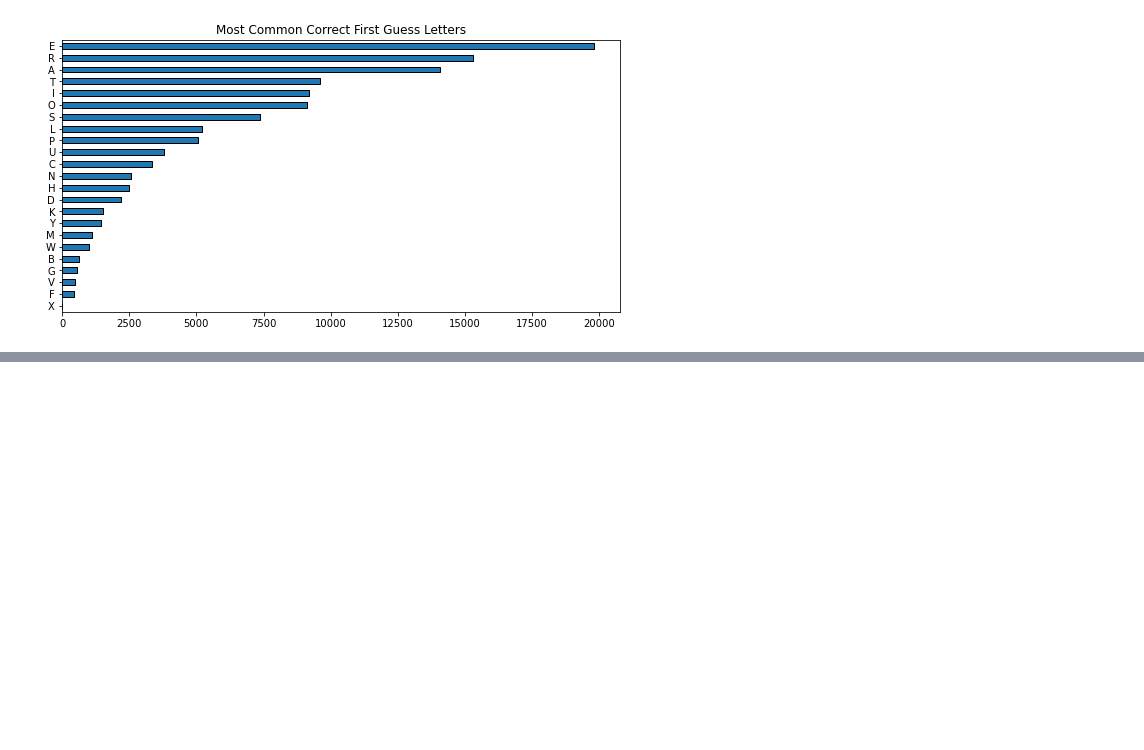
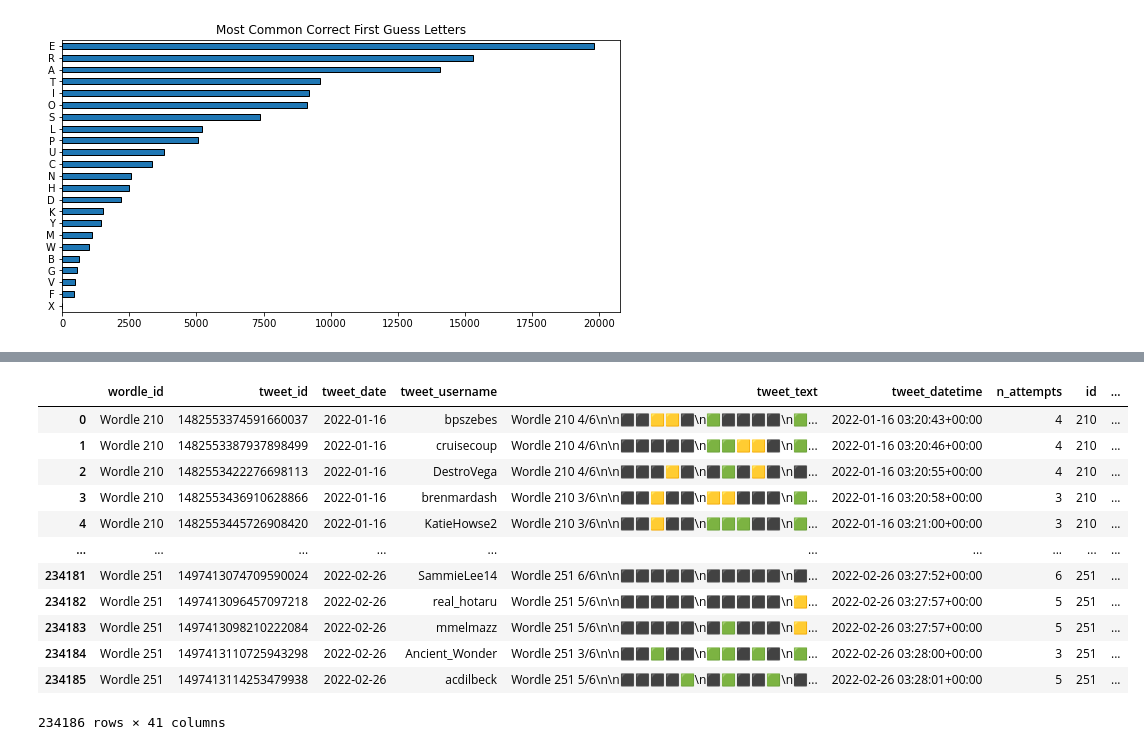
Before and after one commit to AmosRM/streamlitapp, a Jupyter notebook: WordleTweet/WordleTweetsEDA.ipynb, the cells around one changed output, grey strips where cells are left out. Cells and saved outputs as stored; diff of their text form; code cells hidden in the pictures; blank space fills up the shorter version.

```diff
--- a/WordleTweet/WordleTweetsEDA.ipynb
+++ b/WordleTweet/WordleTweetsEDA.ipynb
@@ -150,0 +171,16 @@ answer
+# %%
+tweets1
+# %% [output]
+|  | wordle_id | tweet_id | tweet_date | tweet_username | tweet_text | tweet_datetime | n_attempts | id | ... |
+| 0 | Wordle 210 | 1482553374591660037 | 2022-01-16 | bpszebes | Wordle 210 4/6\n\n⬛⬛🟨🟨⬛\n🟩⬛⬛⬛⬛\n🟩... | 2022-01-16 03:20:43+00:00 | 4 | 210 | ... |
+| 1 | Wordle 210 | 1482553387937898499 | 2022-01-16 | cruisecoup | Wordle 210 4/6\n\n⬛⬛⬛⬛⬛\n🟩🟩🟨🟨⬛\n🟩... | 2022-01-16 03:20:46+00:00 | 4 | 210 | ... |
+| 2 | Wordle 210 | 1482553422276698113 | 2022-01-16 | DestroVega | Wordle 210 4/6\n\n⬛⬛⬛🟨⬛\n⬛🟩⬛🟨⬛\n⬛... | 2022-01-16 03:20:55+00:00 | 4 | 210 | ... |
+| 3 | Wordle 210 | 1482553436910628866 | 2022-01-16 | brenmardash | Wordle 210 3/6\n\n⬛⬛🟨⬛⬛\n🟨🟨⬛⬛⬛\n🟩... | 2022-01-16 03:20:58+00:00 | 3 | 210 | ... |
+| 4 | Wordle 210 | 1482553445726908420 | 2022-01-16 | KatieHowse2 | Wordle 210 3/6\n\n⬛⬛🟨⬛⬛\n🟩🟩🟩⬛⬛\n🟩... | 2022-01-16 03:21:00+00:00 | 3 | 210 | ... |
+| ... | ... | ... | ... | ... | ... | ... | ... | ... | ... |
+| 234181 | Wordle 251 | 1497413074709590024 | 2022-02-26 | SammieLee14 | Wordle 251 6/6\n\n⬛⬛⬛⬛⬛\n⬛⬛⬛⬛⬛\n⬛... | 2022-02-26 03:27:52+00:00 | 6 | 251 | ... |
+| 234182 | Wordle 251 | 1497413096457097218 | 2022-02-26 | real_hotaru | Wordle 251 5/6\n\n⬛⬛⬛⬛⬛\n⬛⬛⬛⬛⬛\n🟨... | 2022-02-26 03:27:57+00:00 | 5 | 251 | ... |
+| 234183 | Wordle 251 | 1497413098210222084 | 2022-02-26 | mmelmazz | Wordle 251 5/6\n\n⬛⬛⬛⬛⬛\n⬛🟩⬛⬛⬛\n🟨... | 2022-02-26 03:27:57+00:00 | 5 | 251 | ... |
+| 234184 | Wordle 251 | 1497413110725943298 | 2022-02-26 | Ancient_Wonder | Wordle 251 3/6\n\n⬛⬛🟩⬛⬛\n🟩🟩⬛🟩⬛\n🟩... | 2022-02-26 03:28:00+00:00 | 3 | 251 | ... |
+| 234185 | Wordle 251 | 1497413114253479938 | 2022-02-26 | acdilbeck | Wordle 251 5/6\n\n⬛⬛⬛⬛🟩\n⬛🟩⬛⬛🟩\n⬛... | 2022-02-26 03:28:01+00:00 | 5 | 251 | ... |
+234186 rows × 41 columns
```
Also changed, not shown: parts of 9 cells of this notebook.
